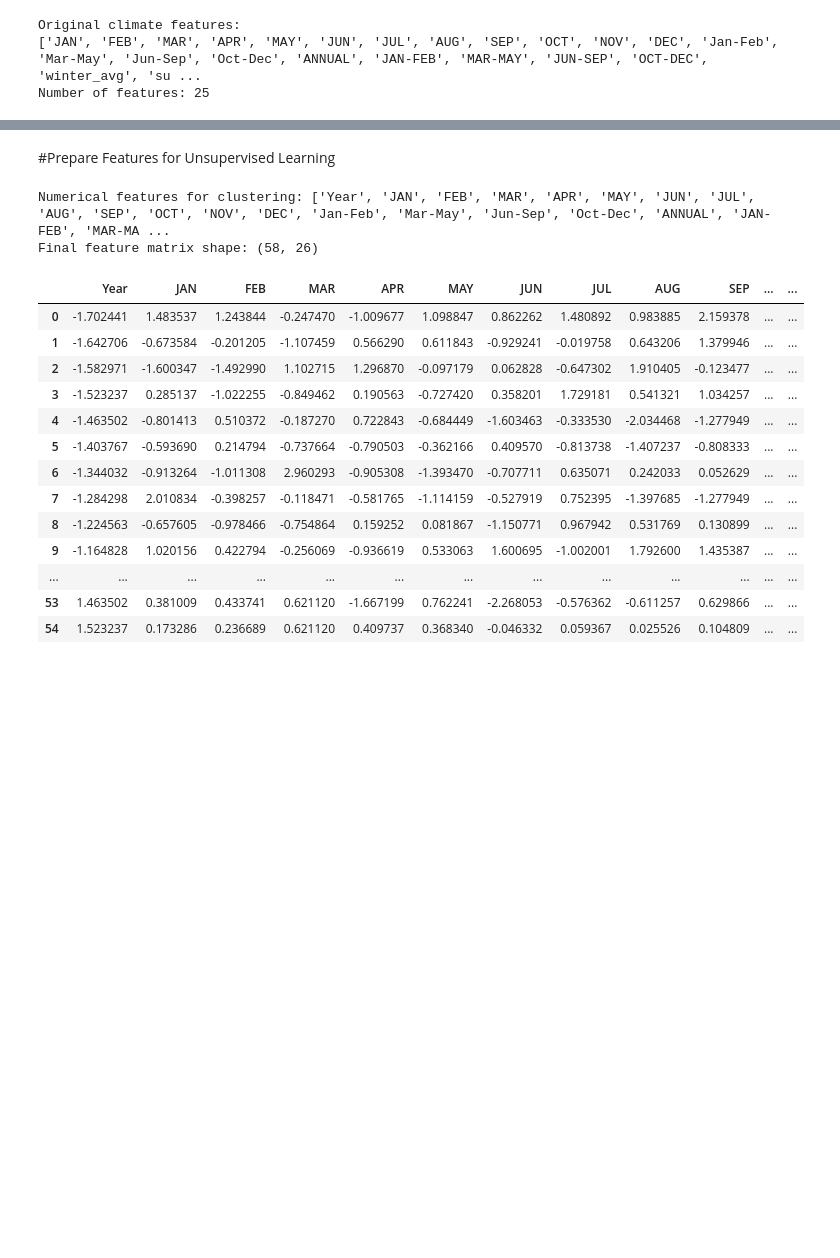
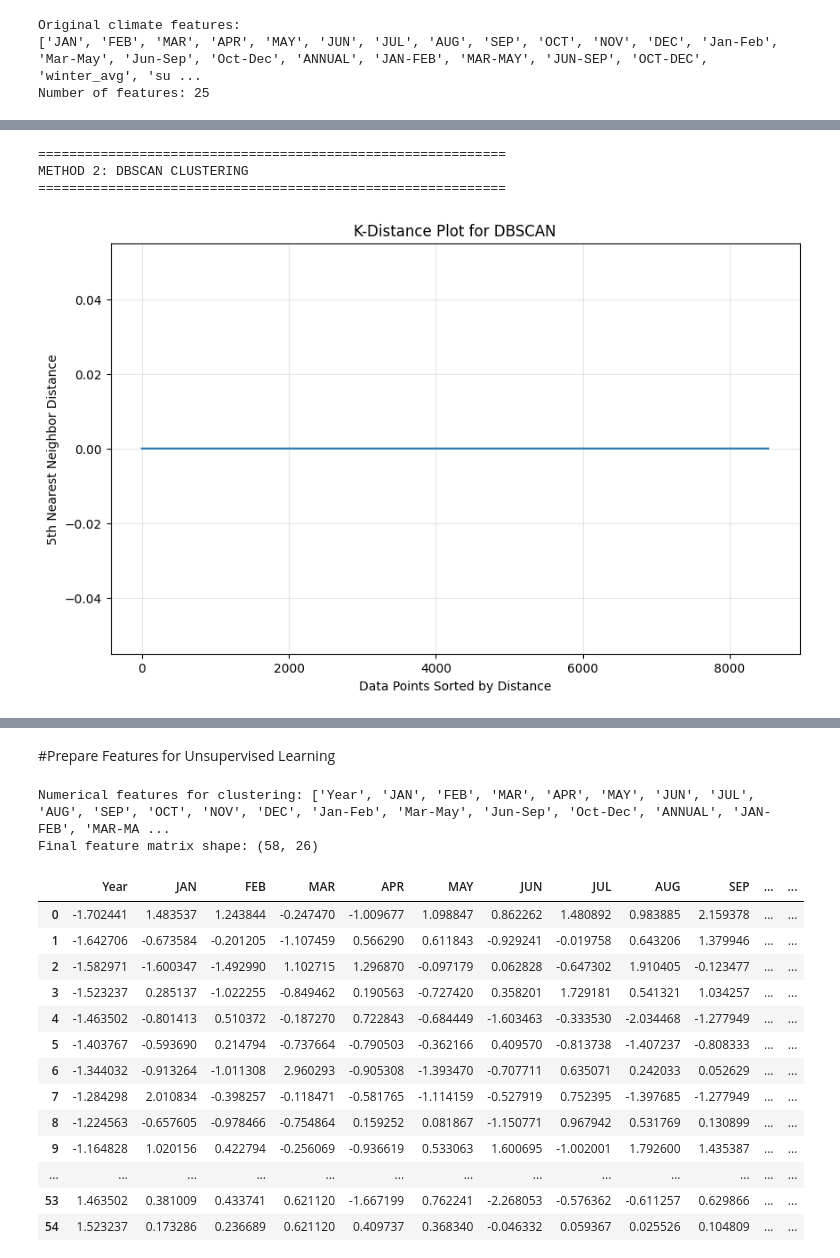
Before and after one commit to sandeepa-ukr/AI-Based-Crop-Predection, a Jupyter notebook: crop-yield.ipynb, the cells around one changed output, grey strips where cells are left out. Saved outputs shown, nothing was run; the diff lists cells and outputs as text; code cells hidden in the pictures; blank space fills up the shorter version.

```diff
--- a/crop-yield.ipynb
+++ b/crop-yield.ipynb
@@ -797,0 +1678,75 @@ Shape: (58, 23)
+# %%
+# ===================== 5. METHOD 2: DBSCAN CLUSTERING =====================
+
+print("\n" + "="*60)
+print("METHOD 2: DBSCAN CLUSTERING")
+print("="*60)
+
+# Find optimal eps using k-distance plot
+from sklearn.neighbors import NearestNeighbors
+
+# Compute k-distance
+neighbors = NearestNeighbors(n_neighbors=5)
+neighbors_fit = neighbors.fit(X_scaled)
+distances, indices = neighbors_fit.kneighbors(X_scaled)
+distances = np.sort(distances[:, 4])  # 5th nearest neighbor
+
+# Plot k-distance
+plt.figure(figsize=(10, 6))
+plt.plot(distances)
+plt.xlabel('Data Points Sorted by Distance')
+plt.ylabel('5th Nearest Neighbor Distance')
+plt.title('K-Distance Plot for DBSCAN')
+plt.grid(True, alpha=0.3)
+plt.show()
+
+# Try different eps values
+eps_values = [0.5, 0.8, 1.0, 1.2, 1.5, 2.0]
+min_samples_values = [3, 5, 7, 10]
+
+best_dbscan_score = -1
+best_dbscan_params = None
+best_dbscan_labels = None
+
+print("Testing DBSCAN with different parameters:")
+for eps in eps_values:
+    for min_samples in min_samples_values:
+        dbscan = DBSCAN(eps=eps, min_samples=min_samples)
+        labels = dbscan.fit_predict(X_scaled)
+
+        n_clusters = len(set(labels)) - (1 if -1 in labels else 0)
+        n_noise = list(labels).count(-1)
+
+        if n_clusters > 1:  # Need at least 2 clusters for silhouette score
+            try:
+                score = silhouette_score(X_scaled, labels)
+                if score > best_dbscan_score:
+                    best_dbscan_score = score
+                    best_dbscan_params = (eps, min_samples)
+                    best_dbscan_labels = labels
+                print(f"  eps={eps}, min_samples={min_samples}: clusters={n_clusters}, noise={n_noise}, silhouette={score:.4f}")
+            except:
+                print(f"  eps={eps}, min_samples={min_samples}: clusters={n_clusters}, noise={n_noise} - Cannot compute silhouette")
+        else:
+            print(f"  eps={eps}, min_samples={min_samples}: clusters={n_clusters}, noise={n_noise}")
+
+if best_dbscan_labels is not None:
+    merged_data['DBSCAN_Cluster'] = best_dbscan_labels
+    print(f"\nBest DBSCAN parameters: eps={best_dbscan_params[0]}, min_samples={best_dbscan_params[1]}")
+    print(f"Best Silhouette Score: {best_dbscan_score:.4f}")
+    print(f"Number of clusters: {len(set(best_dbscan_labels)) - (1 if -1 in best_dbscan_labels else 0)}")
+    print(f"Number of noise points: {list(best_dbscan_labels).count(-1)}")
+    print(f"Cluster sizes:")
+    print(pd.Series(best_dbscan_labels).value_counts().sort_index())
+else:
+    print("\nNo suitable DBSCAN clustering found with silhouette score > 0")
+    # Use default DBSCAN
+    dbscan = DBSCAN(eps=1.0, min_samples=5)
+    dbscan_labels = dbscan.fit_predict(X_scaled)
+    merged_data['DBSCAN_Cluster'] = dbscan_labels
+    print("Using default DBSCAN (eps=1.0, min_samples=5)")
+# %% [output]
+============================================================
+METHOD 2: DBSCAN CLUSTERING
+============================================================
+[figure, added]
```
Also changed, not shown: parts of 32 cells of this notebook.
